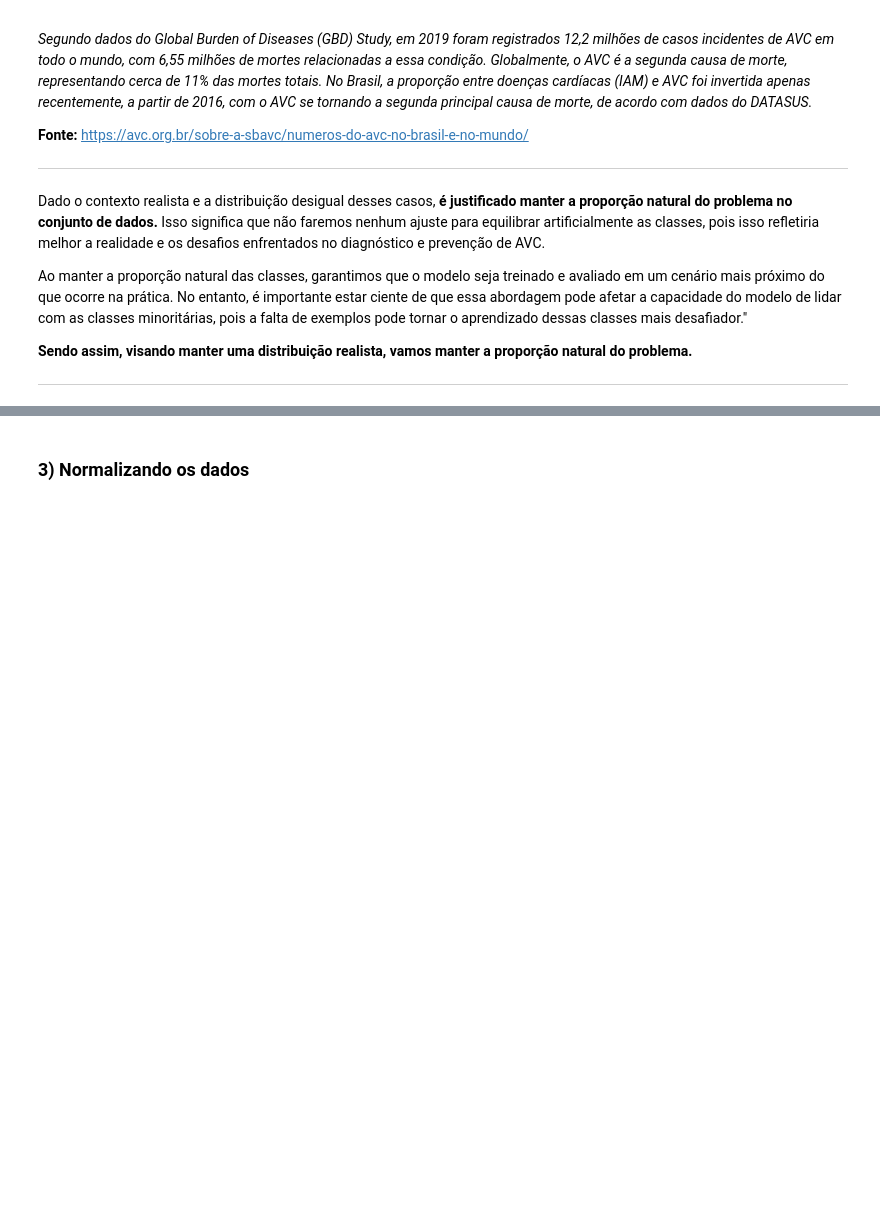
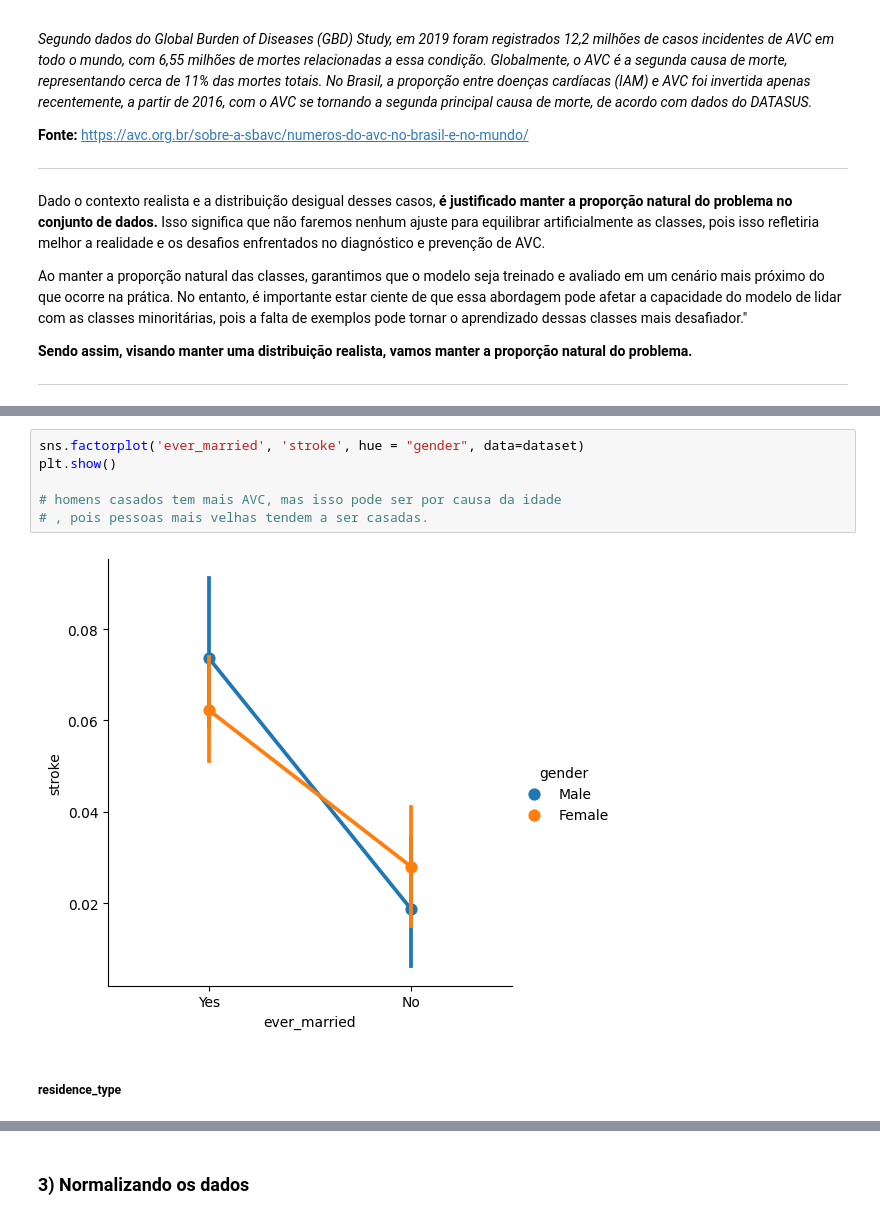
Before and after one commit to joelcoelho29/SCC0530-Projeto-de-Aprendizado-de-Maquina, a Jupyter notebook: src/notebook/main.ipynb, the cells around one changed output, grey strips where cells are left out. Cells and saved outputs as stored; diff of their text form; blank space fills up the shorter version.

```diff
--- a/src/notebook/main.ipynb
+++ b/src/notebook/main.ipynb
@@ -190,0 +278,10 @@ Ao manter a proporção natural das classes, garantimos que o modelo seja treina
+# %%
+sns.factorplot('ever_married', 'stroke', hue = "gender", data=dataset)
+plt.show()
+
+# homens casados tem mais AVC, mas isso pode ser por causa da idade
+# , pois pessoas mais velhas tendem a ser casadas.
+# %% [output]
+[figure, added]
+# %% [markdown]
+##### residence_type
```
Also changed, not shown: parts of 26 cells of this notebook.
